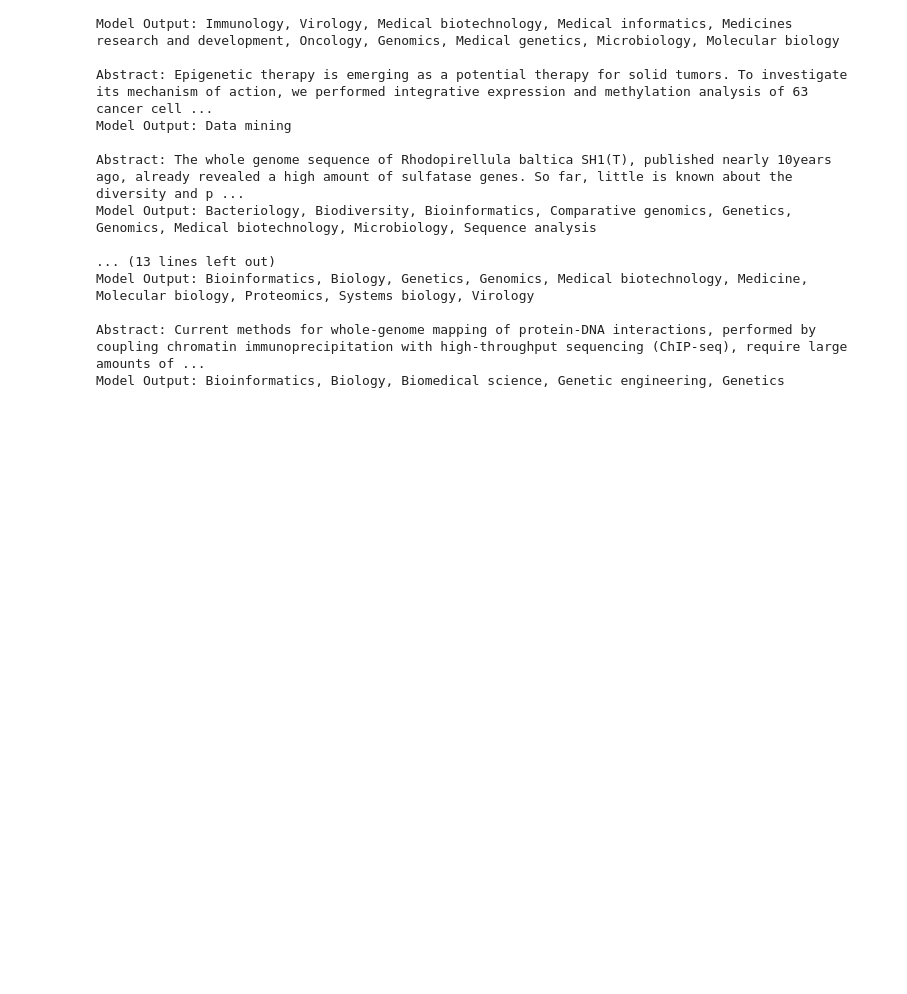
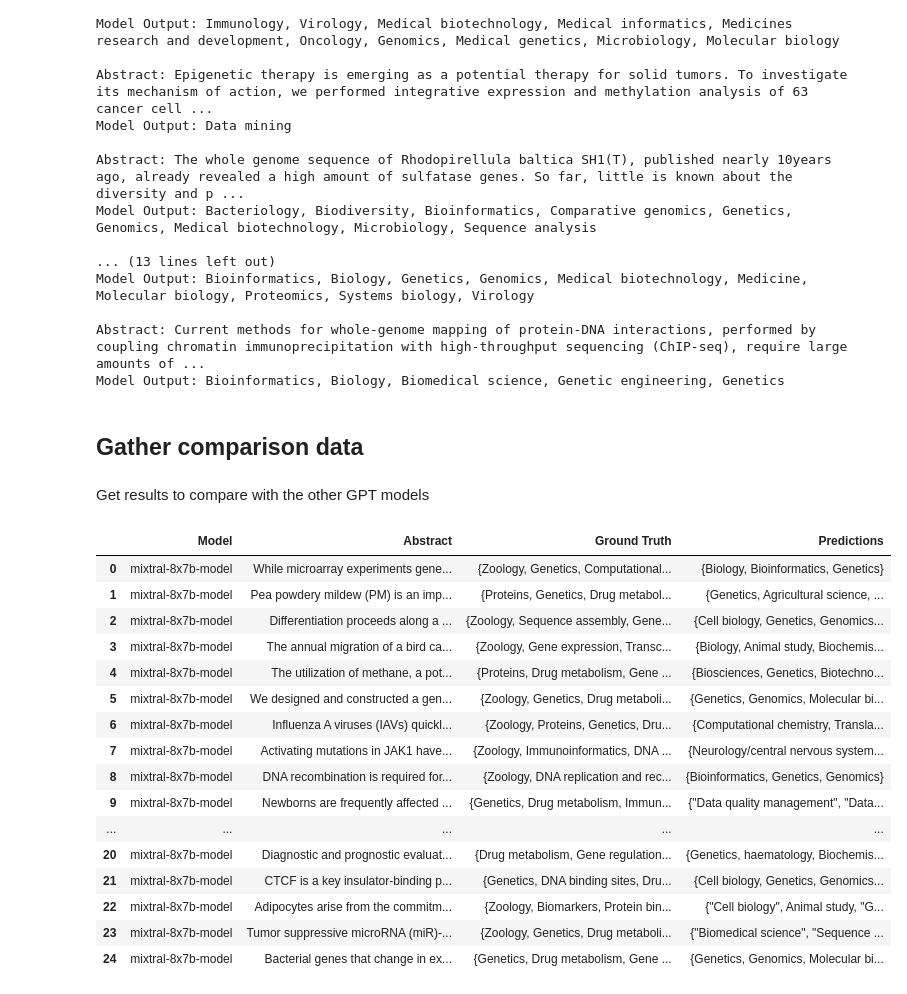
Before and after one commit to ZubairQazi/NDE-GPT, a Jupyter notebook: open_source_models.ipynb, the cells around one changed output. Drawn from its saved outputs; the diff is of its cells as text; code cells hidden in the pictures; blank space fills up the shorter version.

Commit message:
Create function to gather test results

```diff
--- a/open_source_models.ipynb
+++ b/open_source_models.ipynb
@@ -192,3 +194,56 @@ Model Output: Bioinformatics, Biology, Genetics, Genomics, Medical biotechnology
 
 Abstract: Current methods for whole-genome mapping of protein-DNA interactions, performed by coupling chromatin immunoprecipitation with high-throughput sequencing (ChIP-seq), require large amounts of ...
 Model Output: Bioinformatics, Biology, Biomedical science, Genetic engineering, Genetics
+# %% [markdown]
+## Gather comparison data
+# %% [markdown]
+Get results to compare with the other GPT models
+# %%
+test_data = pd.read_csv('outputs/raw_model_outputs.csv').iloc[:25][['Abstract', 'Ground Truth']]
+test_data['Ground Truth'] = test_data['Ground Truth'].apply(ast.literal_eval)
+# %%
+
+def get_model_outputs(data, template, tokenizer, model, device):
+    outputs = []
+    for _, row in tqdm(data.iterrows(), total=data.shape[0]):
+        abstract = row['Abstract']
+        ground_truth = row['Ground Truth']
+
+        prompt = template.replace('<abstract>', abstract)
+        prompt = prompt.replace('<num_terms>', str(len(ground_truth)))
+
+        model_inputs = tokenizer(prompt, return_tensors="pt").to(device)
+        generated_ids = model.generate(**model_inputs, max_new_tokens=2500, do_sample=True, pad_token_id=tokenizer.eos_token_id)
+        output = tokenizer.batch_decode(generated_ids, skip_special_tokens=True)[0]
+        parsed_output = output.split('\n')[-1]
+
+        outputs.append(parsed_output)
+
+    return outputs
+
+model_out = get_model_outputs(test_data, template, tokenizer, model, device)
+# %%
+test_data['Predictions'] = model_out
+test_data['Predictions'] = test_data['Predictions'].apply(lambda x: set(map(str.strip, next(csv.reader([x])))))
+
+test_data['Model'] = [model.name_or_path.split('/')[-1]] * len(test_data)
+test_data = test_data[['Model', 'Abstract', 'Ground Truth', 'Predictions']]
+test_data
+# %% [output]
+|  | Model | Abstract | Ground Truth | Predictions |
+| 0 | mixtral-8x7b-model | While microarray experiments gene... | {Zoology, Genetics, Computational... | {Biology, Bioinformatics, Genetics} |
+| 1 | mixtral-8x7b-model | Pea powdery mildew (PM) is an imp... | {Proteins, Genetics, Drug metabol... | {Genetics, Agricultural science, ... |
+| 2 | mixtral-8x7b-model | Differentiation proceeds along a ... | {Zoology, Sequence assembly, Gene... | {Cell biology, Genetics, Genomics... |
+| 3 | mixtral-8x7b-model | The annual migration of a bird ca... | {Zoology, Gene expression, Transc... | {Biology, Animal study, Biochemis... |
+| 4 | mixtral-8x7b-model | The utilization of methane, a pot... | {Proteins, Drug metabolism, Gene ... | {Biosciences, Genetics, Biotechno... |
+| 5 | mixtral-8x7b-model | We designed and constructed a gen... | {Zoology, Genetics, Drug metaboli... | {Genetics, Genomics, Molecular bi... |
+| 6 | mixtral-8x7b-model | Influenza A viruses (IAVs) quickl... | {Zoology, Proteins, Genetics, Dru... | {Computational chemistry, Transla... |
+| 7 | mixtral-8x7b-model | Activating mutations in JAK1 have... | {Zoology, Immunoinformatics, DNA ... | {Neurology/central nervous system... |
+| 8 | mixtral-8x7b-model | DNA recombination is required for... | {Zoology, DNA replication and rec... | {Bioinformatics, Genetics, Genomics} |
+| 9 | mixtral-8x7b-model | Newborns are frequently affected ... | {Genetics, Drug metabolism, Immun... | {"Data quality management", "Data... |
+| ... | ... | ... | ... | ... |
+| 20 | mixtral-8x7b-model | Diagnostic and prognostic evaluat... | {Drug metabolism, Gene regulation... | {Genetics, haematology, Biochemis... |
+| 21 | mixtral-8x7b-model | CTCF is a key insulator-binding p... | {Genetics, DNA binding sites, Dru... | {Cell biology, Genetics, Genomics... |
+| 22 | mixtral-8x7b-model | Adipocytes arise from the commitm... | {Zoology, Biomarkers, Protein bin... | {"Cell biology", Animal study, "G... |
+| 23 | mixtral-8x7b-model | Tumor suppressive microRNA (miR)-... | {Zoology, Genetics, Drug metaboli... | {"Biomedical science", "Sequence ... |
+| 24 | mixtral-8x7b-model | Bacterial genes that change in ex... | {Genetics, Drug metabolism, Gene ... | {Genetics, Genomics, Molecular bi... |
```
Also changed, not shown: parts of 3 cells of this notebook.
